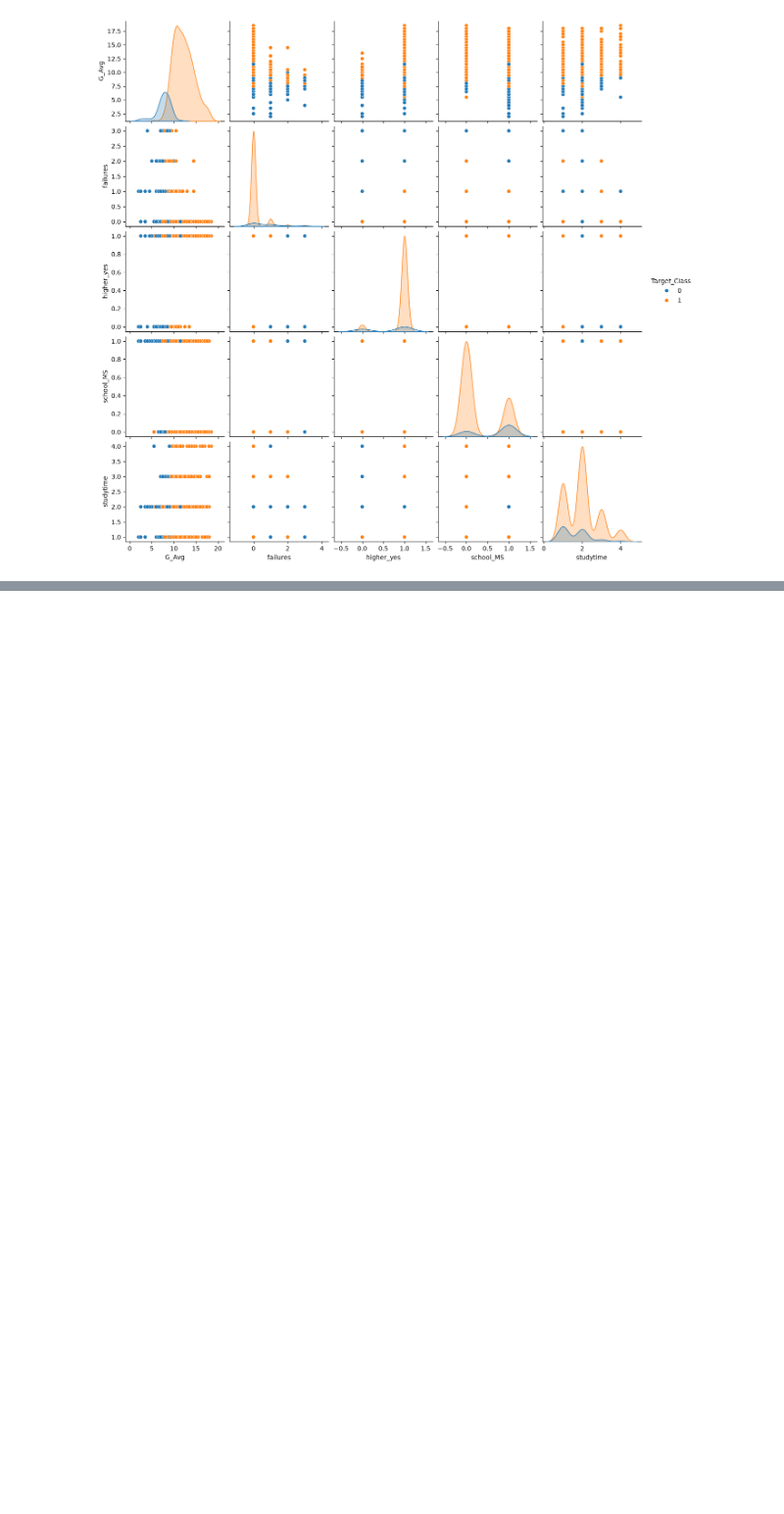
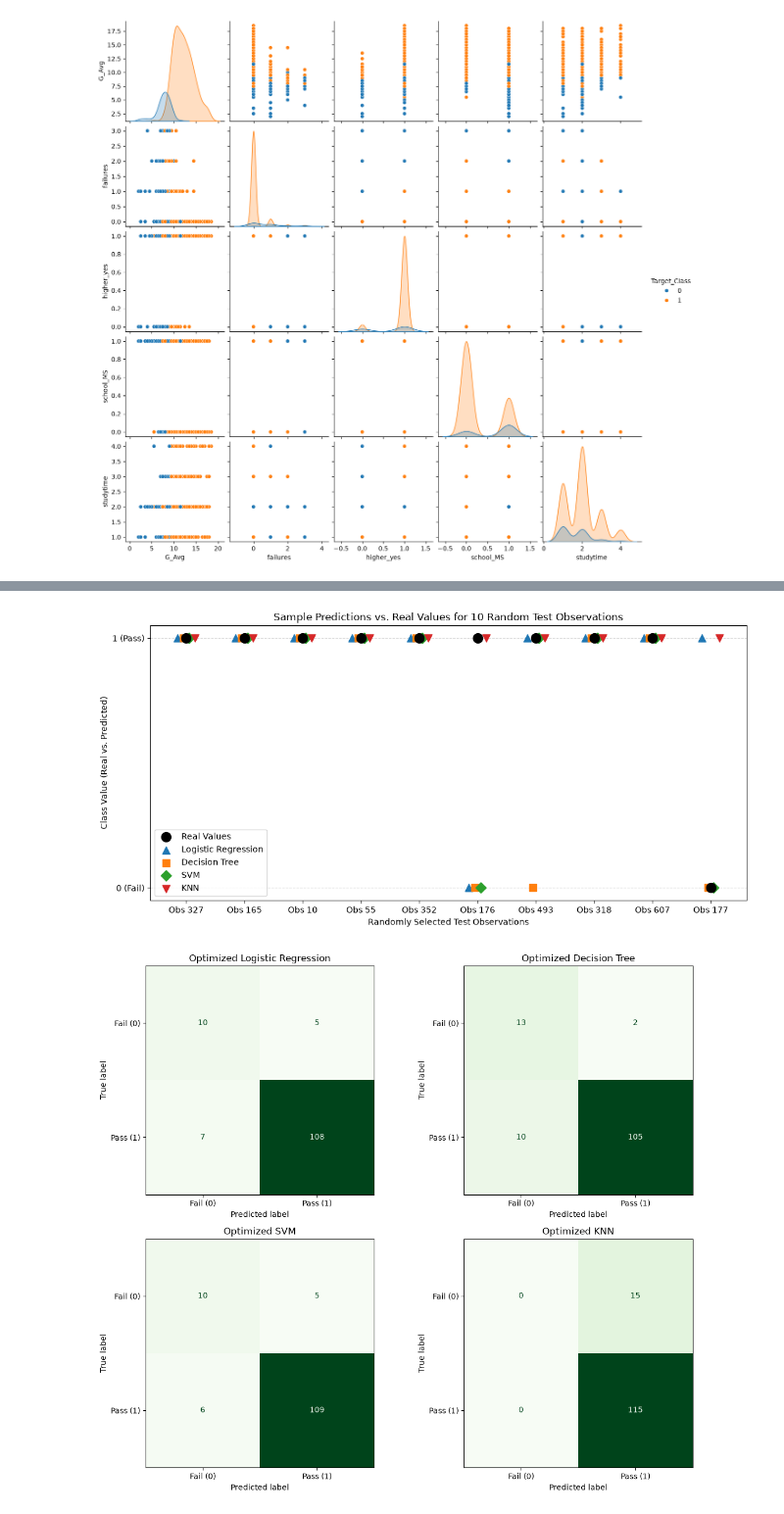
Before and after one commit to azelarabchakour/Data-science-assignments, a Jupyter notebook: Assignment-1/Code/Problem1-Classification.ipynb, the cells around one changed output, grey strips where cells are left out. Shown at 98% size. Drawn from its saved outputs; the diff is of its cells as text; code cells hidden in the pictures; blank space fills up the shorter version.

```diff
--- a/Assignment-1/Code/Problem1-Classification.ipynb
+++ b/Assignment-1/Code/Problem1-Classification.ipynb
@@ -77,0 +331,19 @@ plt.show()
+# %%
+# 5) Evaluate the performance of the models with optimal values of the parameters. Output the results in
+# the similar dataframe as in Task 2.3. Compare the results with obtained in Task 2.3. Make the conclusion
+# about the best-fitted model before and after optimization of the parameters.
+
+optimized_results = {}
+
+for name, model in best_models.items():
+    train_pred = model.predict(X_train_scaled)
+    test_pred = model.predict(X_test_scaled)
+
+    optimized_results[name] = {
+        'Optimized Train': accuracy_score(Y_train, train_pred),
+        'Optimized Test': accuracy_score(Y_test, test_pred)
+    }
+
+optimized_df = pd.DataFrame(optimized_results).T
+comparison_df = pd.concat([accuracy_df, optimized_df], axis=1)
+display(comparison_df)
@@ -77,0 +362,51 @@ plt.show()
+# %%
+# 6) Output the prediction results of the models with optimal parameters: create a dataframe with 5
+# columns, which correspond to "real values" and predicted values by each model on the testset and rows
+# correspond to the observations from the testset. Construct a plot, which illustrates sample predictions
+# for each model for randomly selected 10 observations from the testset (X-axis: observations, Y-axis:
+# predicted value) and compare them to the real values. Construct a parity plot for each of the models.
+
+from sklearn.metrics import confusion_matrix, ConfusionMatrixDisplay
+
+predictions_df = pd.DataFrame({'Real Values': Y_test}, index=X_test.index)
+for name, model in best_models.items():
+    predictions_df[name] = model.predict(X_test_scaled)
+
+display(predictions_df.head(10))
+
+sample_10 = predictions_df.sample(n=10, random_state=42)
+display(sample_10)
+
+plt.figure(figsize=(11, 5.5))
+x_pos = np.arange(len(sample_10))
+x_labels = [f"Obs {idx}" for idx in sample_10.index]
+
+plt.scatter(x_pos, sample_10['Real Values'], color='black', marker='o', s=130, label='Real Values', zorder=5)
+offsets = [-0.15, -0.05, 0.05, 0.15]
+markers = ['^', 's', 'D', 'v']
+
+for i, name in enumerate(best_models.keys()):
+    plt.scatter(x_pos + offsets[i], sample_10[name], marker=markers[i], s=80, label=name, zorder=4)
+
+plt.xticks(x_pos, x_labels)
+plt.yticks([0, 1], ['0 (Fail)', '1 (Pass)'])
+plt.xlabel('Randomly Selected Test Observations')
+plt.ylabel('Class Value (Real vs. Predicted)')
+plt.title('Sample Predictions vs. Real Values for 10 Random Test Observations')
+plt.grid(axis='y', linestyle='--', alpha=0.5)
+plt.legend(loc='lower left')
+plt.tight_layout()
+plt.show()
+
+fig, axes = plt.subplots(2, 2, figsize=(12, 10))
+axes = axes.flatten()
+
+for i, (name, model) in enumerate(best_models.items()):
+    cm = confusion_matrix(Y_test, predictions_df[name])
+    disp = ConfusionMatrixDisplay(confusion_matrix=cm, display_labels=['Fail (0)', 'Pass (1)'])
+    disp.plot(ax=axes[i], cmap='Greens', colorbar=False)
+    axes[i].set_title(f"Optimized {name}")
+
+plt.tight_layout()
+plt.show()
+# %% [output]
@@ -77,0 +435,2 @@ plt.show()
+[figure, added]
+[figure, added]
```
Also changed, not shown: parts of 18 cells of this notebook, 1 other file.
